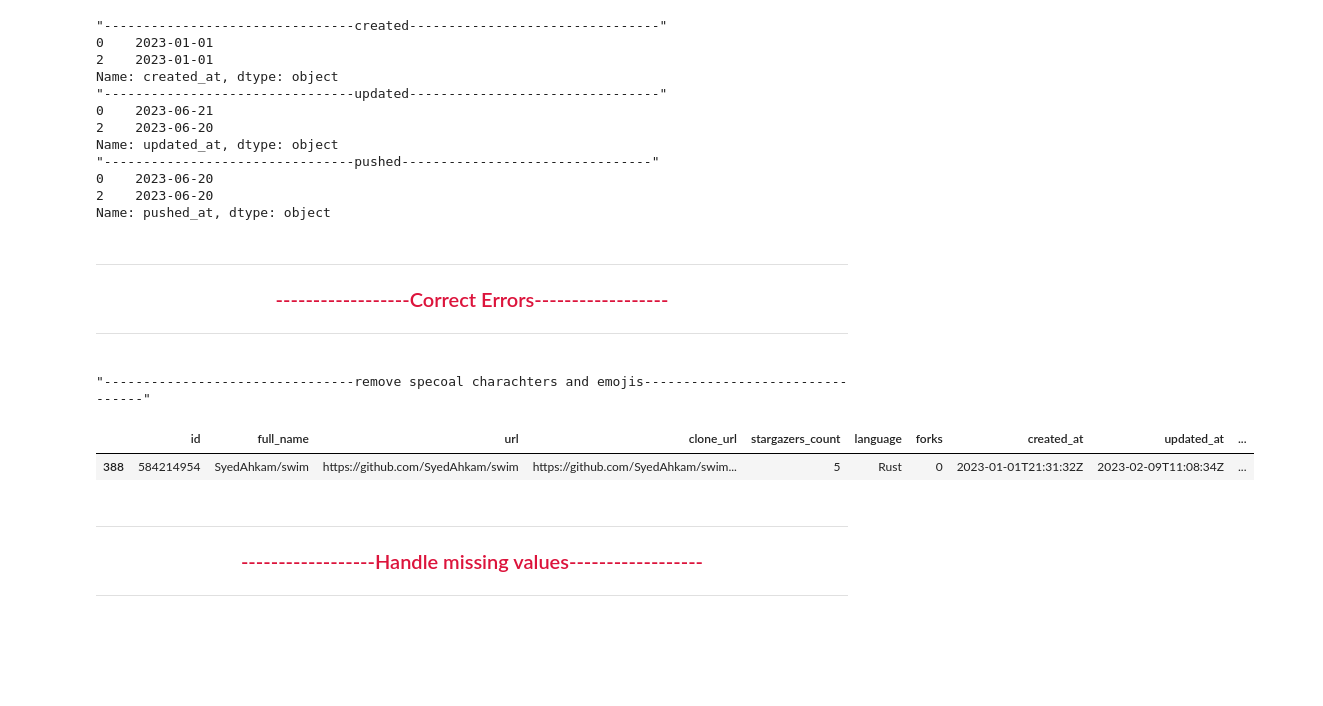
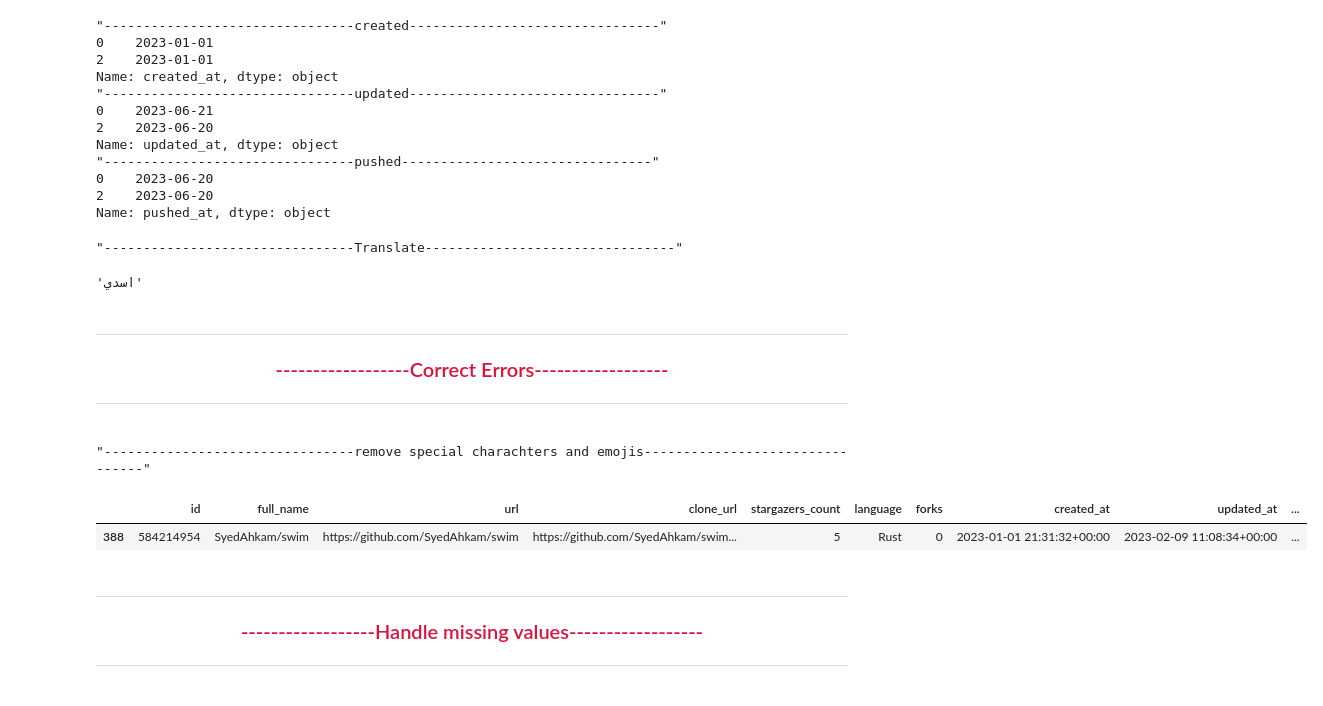
Before and after one commit to yassinessadi/data-engineer-youcode, a Jupyter notebook: Brief_github_cleaning/cleaning_github.ipynb, the cells around one changed output. Cells and saved outputs as stored; diff of their text form; code cells hidden in the pictures; blank space fills up the shorter version.

Commit message:
(scheme-image & translate & Correct errors) Added.

```diff
--- a/Brief_github_cleaning/cleaning_github.ipynb
+++ b/Brief_github_cleaning/cleaning_github.ipynb
@@ -162,28 +150,41 @@ Name: updated_at, dtype: object
 0    2023-06-20
 2    2023-06-20
 Name: pushed_at, dtype: object
+# %%
+print('\x1b[31m\"--------------------------------Translate--------------------------------\"\x1b[0m')
+
+translator = Translator()
+
+def translate_desc(text):
+    if text == 'No Description' or translator.detect(text=text).lang =='en':
+        return text
+    else:
+        time.sleep(1)
+        return translator.translate(text=text,dest='ar').text
+
+df['description'] = df['description'].apply(translate_desc)
+# %% [output]
+"--------------------------------Translate--------------------------------"
+'اسدي'
 # %% [markdown]
 # <hr style='color:blue'/>
 # <h4 style='color:crimson;font-size:20px;text-align:center'>------------------Correct Errors------------------</h4>
 # <hr style='color:blue'/>
 # %%
 import re
-print('\x1b[31m\"--------------------------------remove specoal charachters and emojis--------------------------------\"\x1b[0m')
+print('\x1b[31m\"--------------------------------remove special charachters and emojis--------------------------------\"\x1b[0m')
 
 def clean_description(description):
     if isinstance(description, str):
-        cleaned_text = re.sub(r'[^\w\s]', '', description)
-        cleaned_text = re.sub(r'\s+', ' ', cleaned_text)
-        return cleaned_text.strip()
+        return re.sub(r'[\U0001F000-\U0001FFFF]|[\U00010000-\U0010FFFF]|[\u2600-\u26FF]|\uD83C[\uDF00-\uDFFF]|\uD83D[\uDC00-\uDE4F]|\uD83D[\uDE80-\uDEFF]|\uD7C9[\uDC00-\uDDFF]|\u2728', '', description)
     else:
         return description
-
 df['description'] = df['description'].apply(clean_description)
 df[df['full_name'] =='SyedAhkam/swim']
 # %% [output]
-"--------------------------------remove specoal charachters and emojis--------------------------------"
+"--------------------------------remove special charachters and emojis--------------------------------"
 |  | id | full_name | url | clone_url | stargazers_count | language | forks | created_at | updated_at | ... |
-| 388 | 584214954 | SyedAhkam/swim | https://github.com/SyedAhkam/swim | https://github.com/SyedAhkam/swim... | 5 | Rust | 0 | 2023-01-01T21:31:32Z | 2023-02-09T11:08:34Z | ... |
+| 388 | 584214954 | SyedAhkam/swim | https://github.com/SyedAhkam/swim | https://github.com/SyedAhkam/swim... | 5 | Rust | 0 | 2023-01-01 21:31:32+00:00 | 2023-02-09 11:08:34+00:00 | ... |
 # %% [markdown]
 # <hr style='color:blue'/>
 # <h4 style='color:crimson;font-size:20px;text-align:center'>------------------Handle missing values------------------</h4>
```
Also changed, not shown: parts of 9 cells of this notebook, 1 other file.
